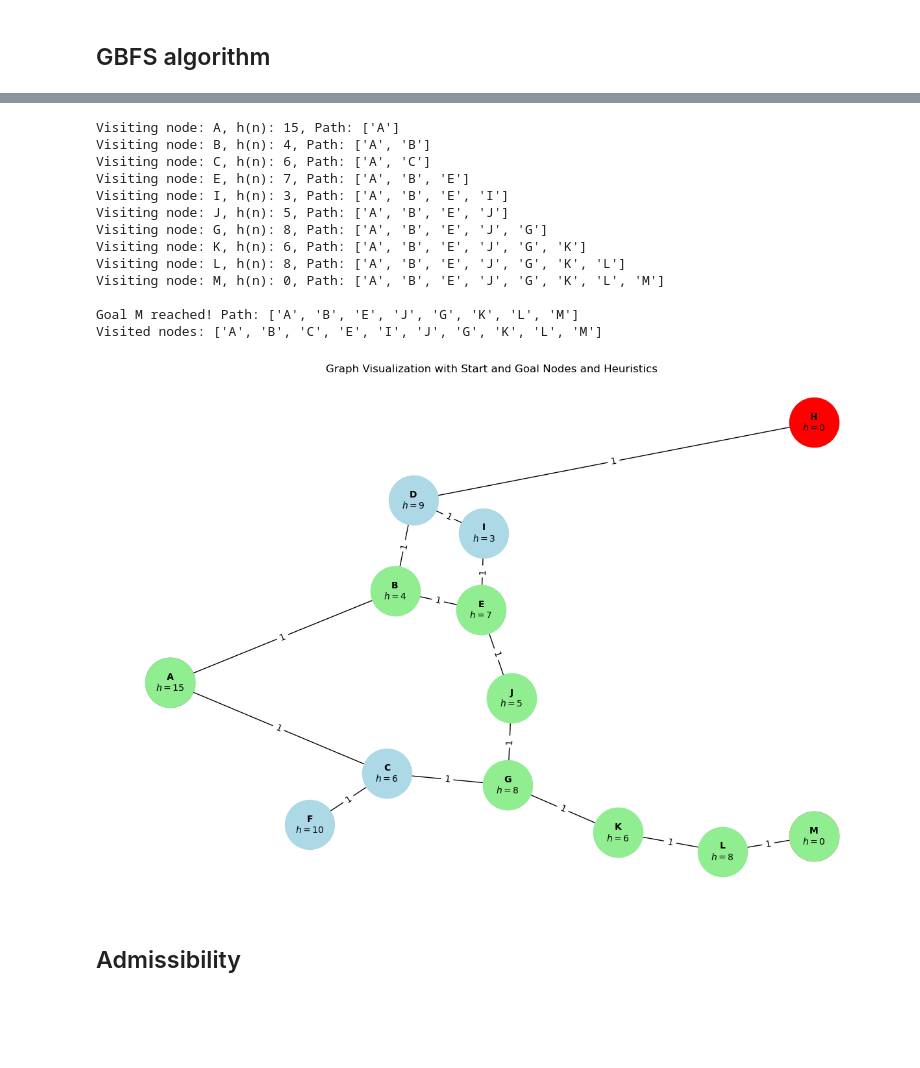
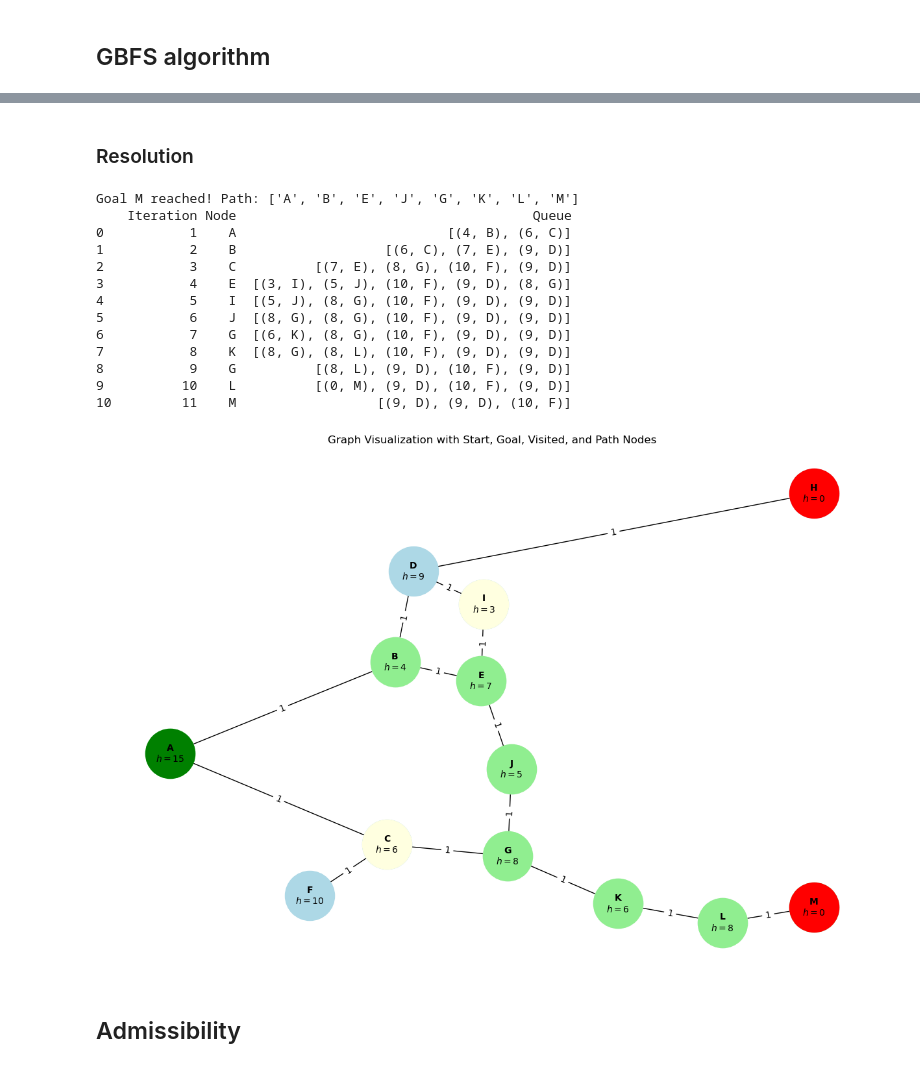
Before and after one commit to alpacfer/intro_to_ai, a Jupyter notebook: graphs_introai.ipynb, the cells around one changed output, grey strips where cells are left out. Drawn from its saved outputs; the diff is of its cells as text; code cells hidden in the pictures; blank space fills up the shorter version.

```diff
--- a/graphs_introai.ipynb
+++ b/graphs_introai.ipynb
@@ -130,22 +242,29 @@ Visited nodes: [('A', 0, 15, 15), ('B', 1, 4, 5), ('C', 1, 6, 7), ('E', 2, 7, 9)
+# %% [markdown]
+### Resolution
 # %%
-# Run GBFS algorithm
-path = ga.gbfs(graph, heuristics, start_node, goal_nodes)
-ga.visualize_graph(graph, heuristics, start_node, goal_nodes, path_nodes=path)
+# Perform GBFS
+gbfs_path, gbfs_visited, gbfs_df = ga.gbfs(graph, heuristics, start_node, goal_nodes)
+
+# Display the DataFrame
+print(gbfs_df)
+
+# Visualize GBFS
+ga.visualize_graph(graph, heuristics, start_node, goal_nodes, visited_nodes=gbfs_visited, path_nodes=gbfs_path)
 # %% [output]
-Visiting node: A, h(n): 15, Path: ['A']
-Visiting node: B, h(n): 4, Path: ['A', 'B']
-Visiting node: C, h(n): 6, Path: ['A', 'C']
-Visiting node: E, h(n): 7, Path: ['A', 'B', 'E']
-Visiting node: I, h(n): 3, Path: ['A', 'B', 'E', 'I']
-Visiting node: J, h(n): 5, Path: ['A', 'B', 'E', 'J']
-Visiting node: G, h(n): 8, Path: ['A', 'B', 'E', 'J', 'G']
-Visiting node: K, h(n): 6, Path: ['A', 'B', 'E', 'J', 'G', 'K']
-Visiting node: L, h(n): 8, Path: ['A', 'B', 'E', 'J', 'G', 'K', 'L']
-Visiting node: M, h(n): 0, Path: ['A', 'B', 'E', 'J', 'G', 'K', 'L', 'M']
-
 Goal M reached! Path: ['A', 'B', 'E', 'J', 'G', 'K', 'L', 'M']
-Visited nodes: ['A', 'B', 'C', 'E', 'I', 'J', 'G', 'K', 'L', 'M']
+    Iteration Node                                      Queue
+0           1    A                           [(4, B), (6, C)]
+1           2    B                   [(6, C), (7, E), (9, D)]
+2           3    C          [(7, E), (8, G), (10, F), (9, D)]
+3           4    E  [(3, I), (5, J), (10, F), (9, D), (8, G)]
+4           5    I  [(5, J), (8, G), (10, F), (9, D), (9, D)]
+5           6    J  [(8, G), (8, G), (10, F), (9, D), (9, D)]
+6           7    G  [(6, K), (8, G), (10, F), (9, D), (9, D)]
+7           8    K  [(8, G), (8, L), (10, F), (9, D), (9, D)]
+8           9    G          [(8, L), (9, D), (10, F), (9, D)]
+9          10    L          [(0, M), (9, D), (10, F), (9, D)]
+10         11    M                  [(9, D), (9, D), (10, F)]
-[figure, old version]
+[figure, new version]
 # %% [markdown]
 ## Admissibility
 # %%
```
Also changed, not shown: parts of 20 cells of this notebook, 1 other file.
